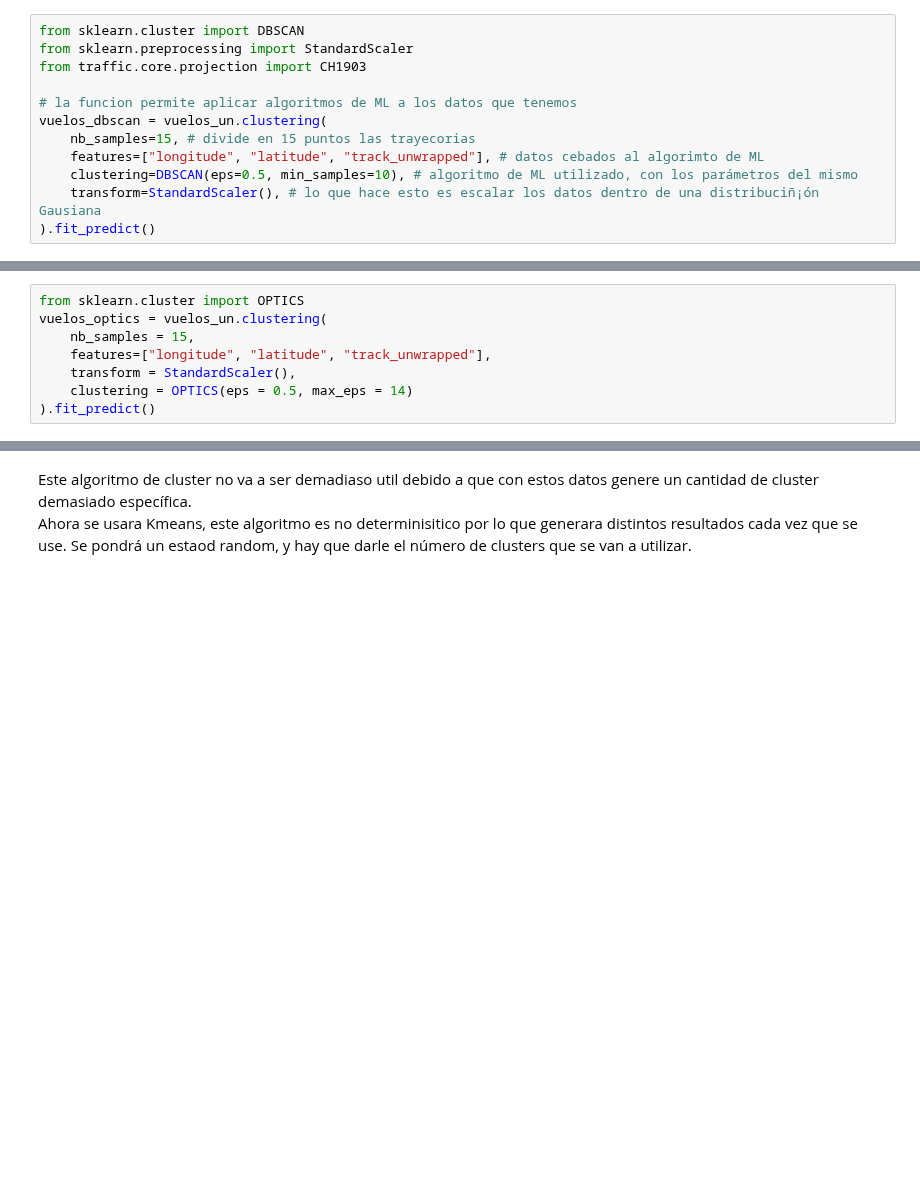
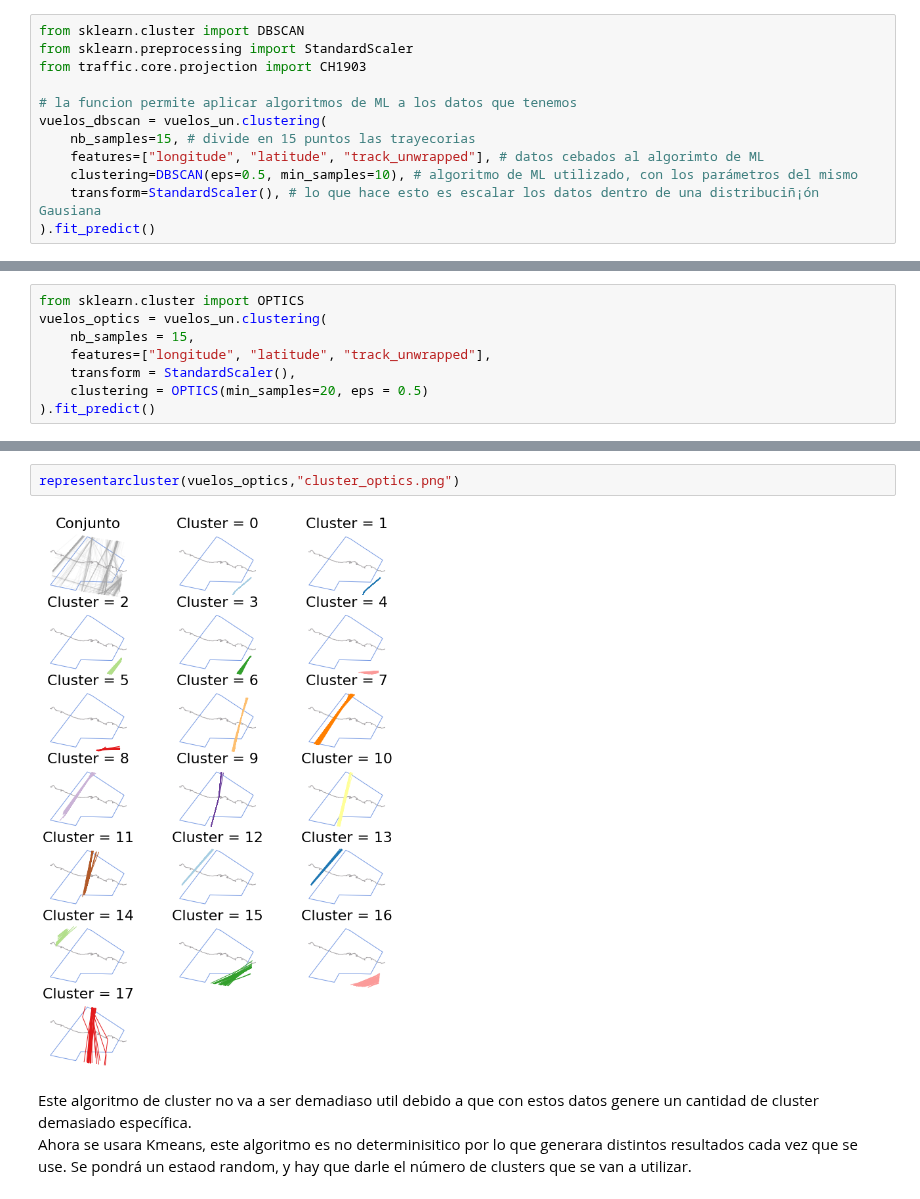
Before and after one commit to jaimebw/tfg, a Jupyter notebook: libros/cluster.ipynb, the cells around one changed output, grey strips where cells are left out. Drawn from its saved outputs; the diff is of its cells as text; blank space fills up the shorter version.

```diff
--- a/libros/cluster.ipynb
+++ b/libros/cluster.ipynb
@@ -118,5 +63,5 @@ vuelos_optics = vuelos_un.clustering(
     nb_samples = 15,
     features=["longitude", "latitude", "track_unwrapped"],
     transform = StandardScaler(),
-    clustering = OPTICS(eps = 0.5, max_eps = 14)
+    clustering = OPTICS(min_samples=20, eps = 0.5)
 ).fit_predict()
@@ -194,3 +68,7 @@ with plt.style.context("traffic"):
+# %%
+representarcluster(vuelos_optics,"cluster_optics.png")
+# %% [output]
+[figure, added]
 # %% [markdown]
 Este algoritmo de cluster no va a ser demadiaso util debido a que con estos datos genere un cantidad de cluster demasiado específica.
 Ahora se usara Kmeans, este algoritmo es no determinisitico por lo que generara distintos resultados cada vez que se use. Se pondrá un estaod random, y hay que darle el número de clusters que se van a utilizar.
```
Also changed, not shown: parts of 15 cells of this notebook.
